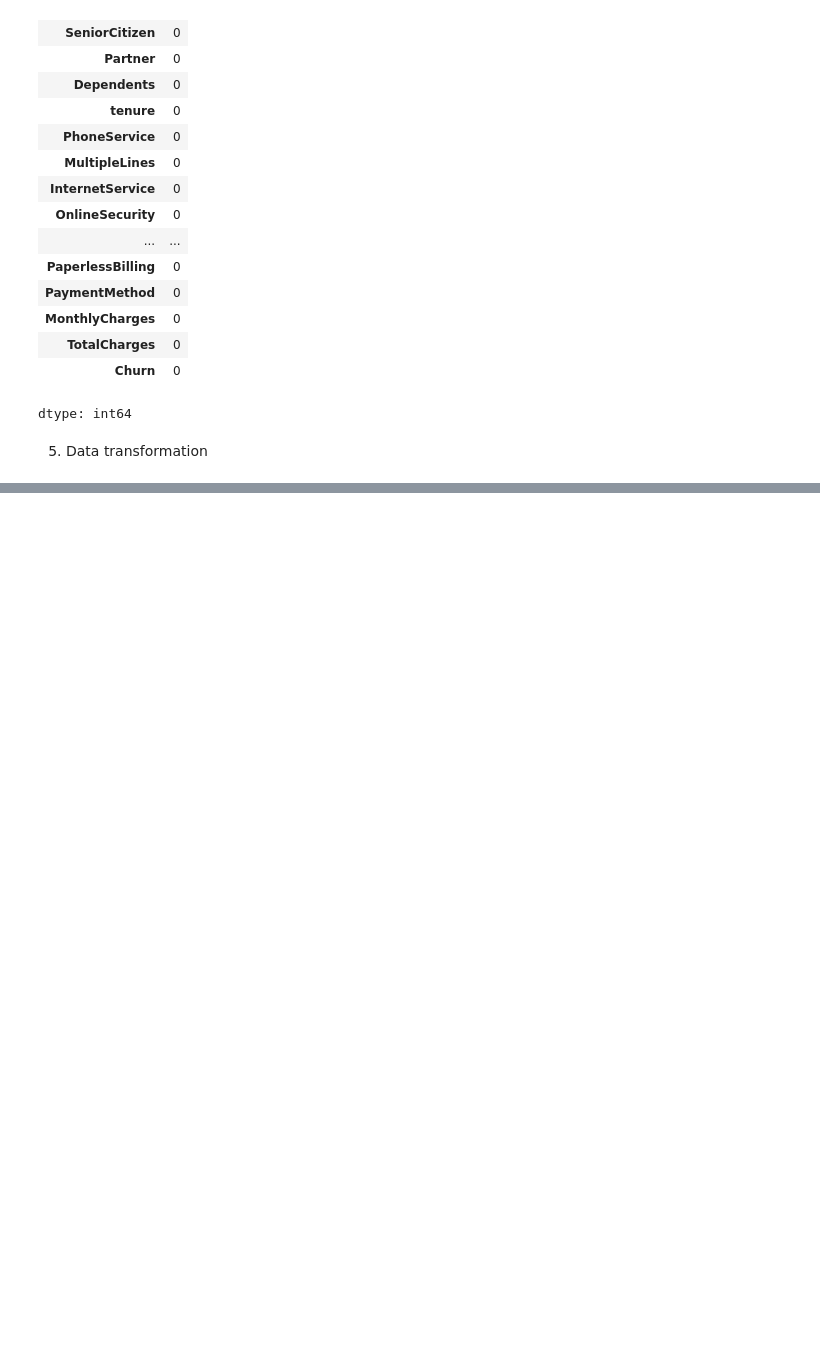
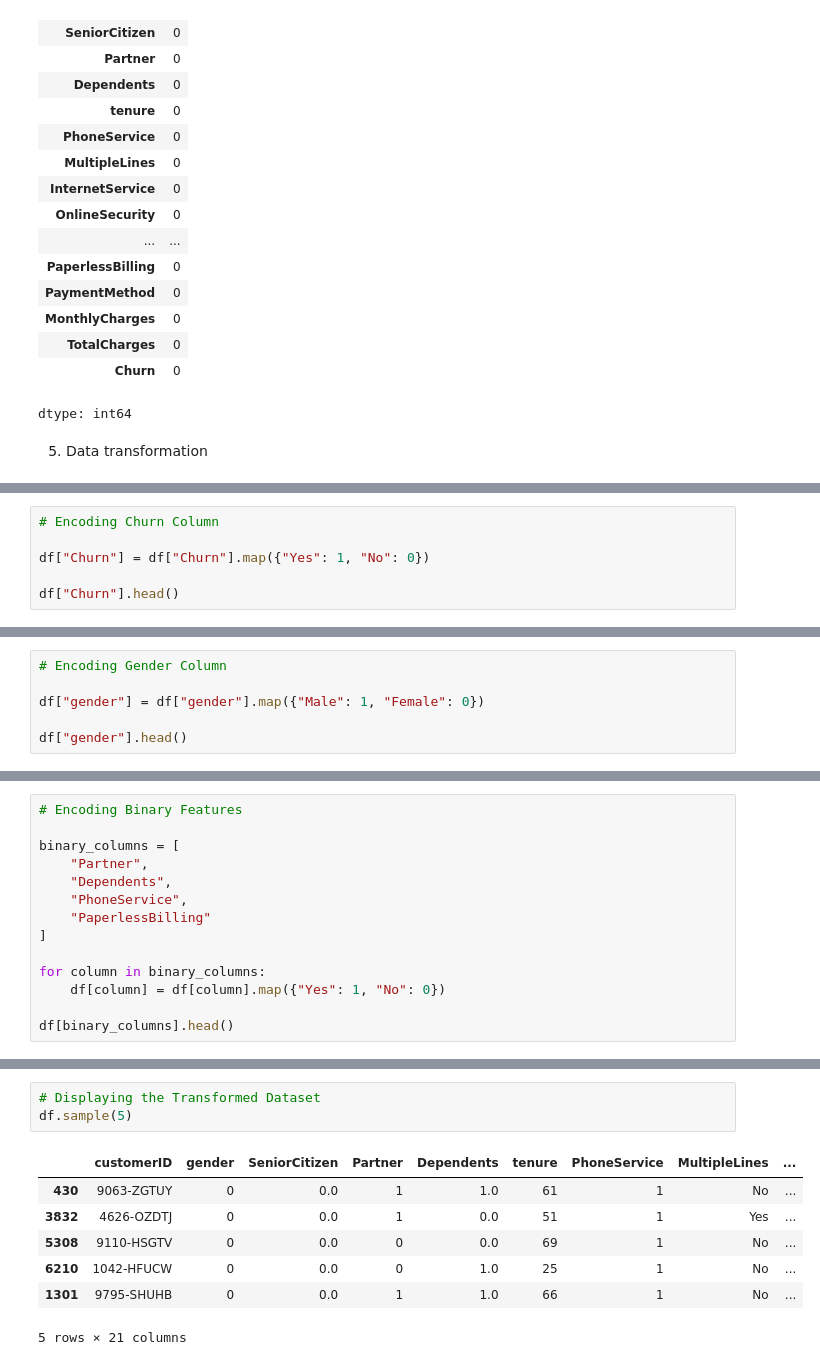
Before and after one commit to anujsh2004/Anuj-Sharma, a Jupyter notebook: EDA_23BDS0164.ipynb, the cells around one changed output, grey strips where cells are left out. Drawn from its saved outputs; the diff is of its cells as text; blank space fills up the shorter version.

```diff
--- a/EDA_23BDS0164.ipynb
+++ b/EDA_23BDS0164.ipynb
@@ -424,0 +427,6 @@ dtype: int64
+# %%
+# Encoding Churn Column
+
+df["Churn"] = df["Churn"].map({"Yes": 1, "No": 0})
+
+df["Churn"].head()
@@ -424,0 +441,6 @@ dtype: int64
+# %%
+# Encoding Gender Column
+
+df["gender"] = df["gender"].map({"Male": 1, "Female": 0})
+
+df["gender"].head()
@@ -424,0 +455,14 @@ dtype: int64
+# %%
+# Encoding Binary Features
+
+binary_columns = [
+    "Partner",
+    "Dependents",
+    "PhoneService",
+    "PaperlessBilling"
+]
+
+for column in binary_columns:
+    df[column] = df[column].map({"Yes": 1, "No": 0})
+
+df[binary_columns].head()
@@ -424,0 +499,11 @@ dtype: int64
+# %%
+# Displaying the Transformed Dataset
+df.sample(5)
+# %% [output]
+|  | customerID | gender | SeniorCitizen | Partner | Dependents | tenure | PhoneService | MultipleLines | ... |
+| 430 | 9063-ZGTUY | 0 | 0.0 | 1 | 1.0 | 61 | 1 | No | ... |
+| 3832 | 4626-OZDTJ | 0 | 0.0 | 1 | 0.0 | 51 | 1 | Yes | ... |
+| 5308 | 9110-HSGTV | 0 | 0.0 | 0 | 0.0 | 69 | 1 | No | ... |
+| 6210 | 1042-HFUCW | 0 | 0.0 | 0 | 1.0 | 25 | 1 | No | ... |
+| 1301 | 9795-SHUHB | 0 | 0.0 | 1 | 1.0 | 66 | 1 | No | ... |
+5 rows × 21 columns
```
Also changed, not shown: parts of 5 cells of this notebook.
